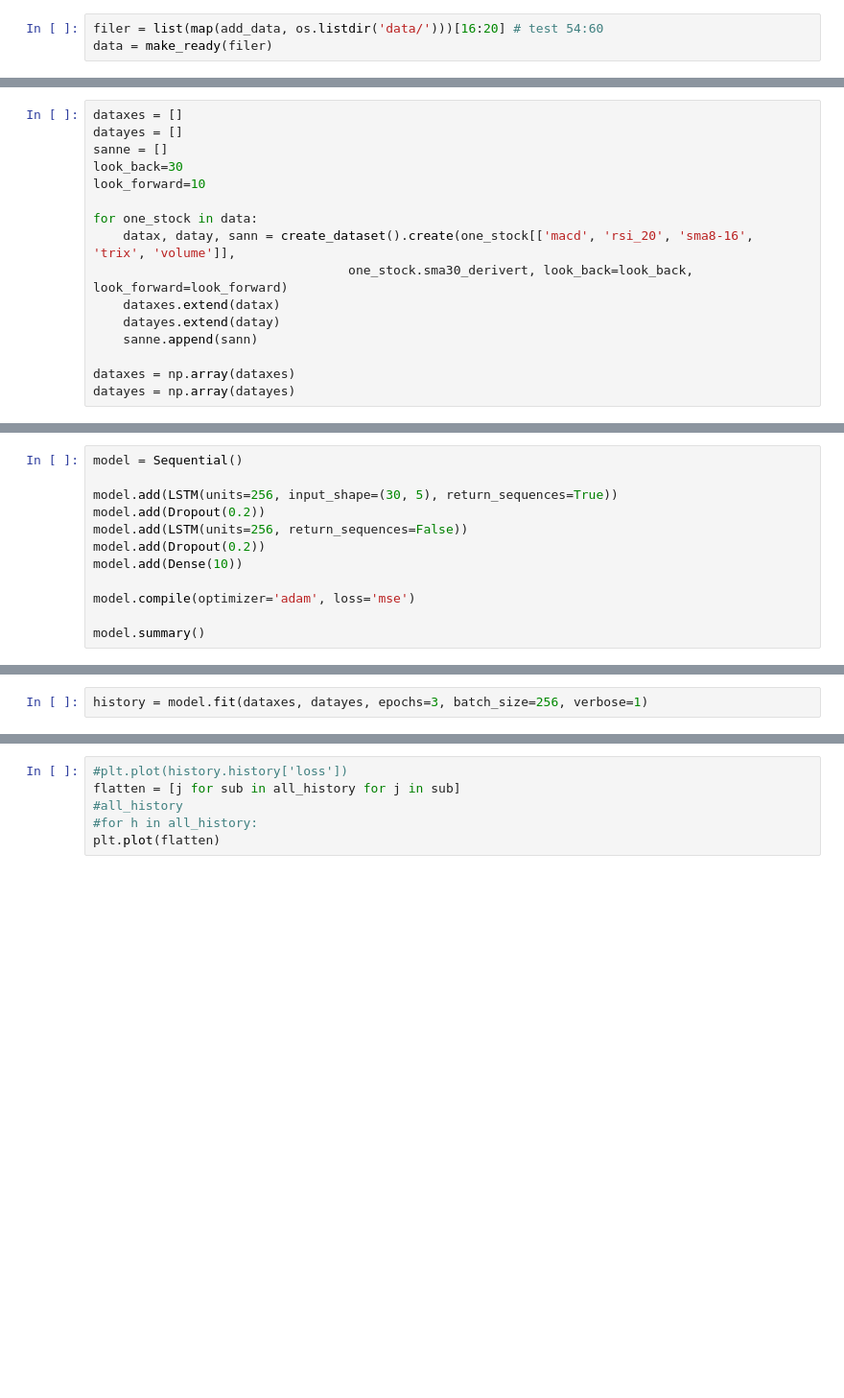
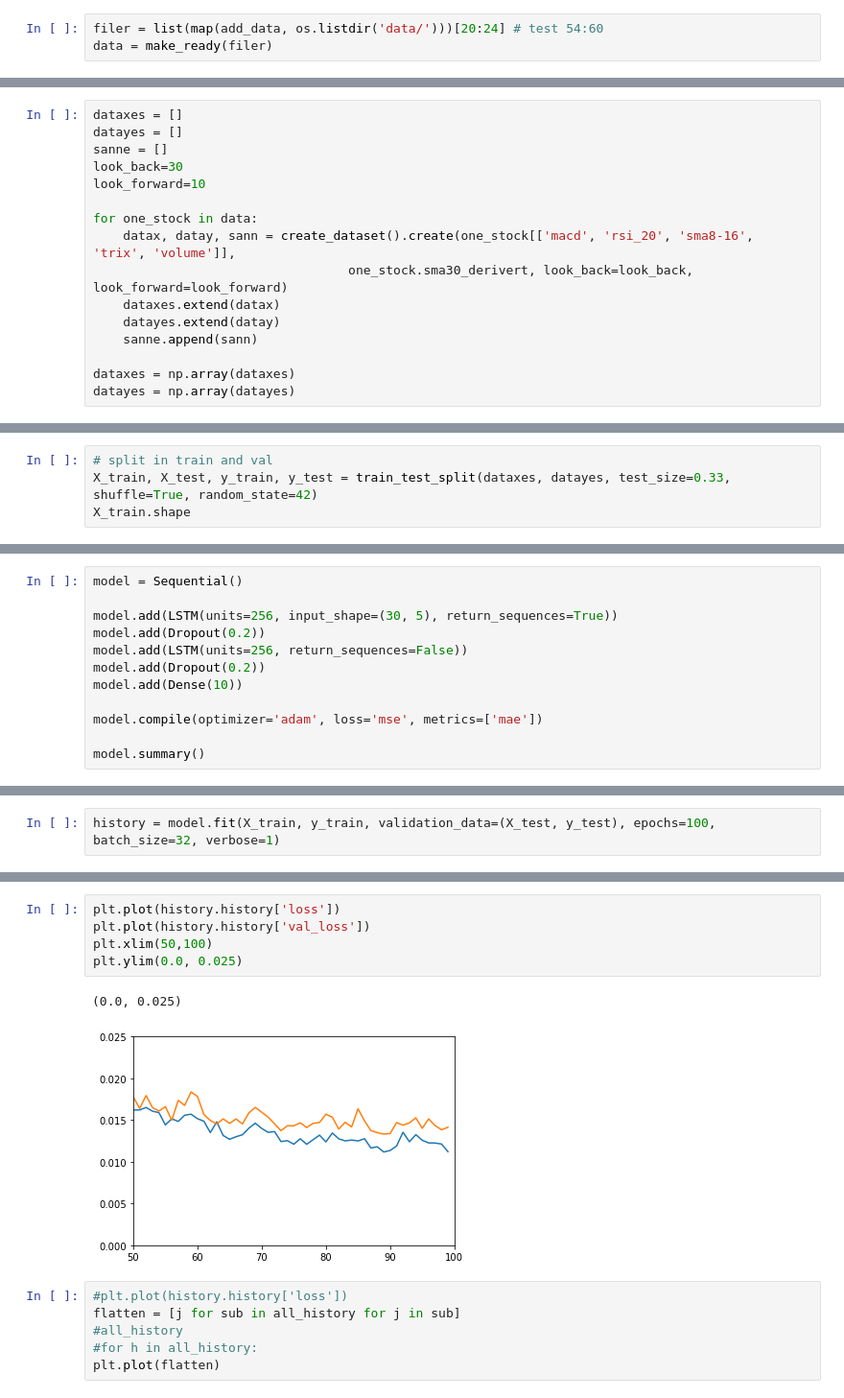
Before and after one commit to stianteien/instradag, a Jupyter notebook: RNN_build.ipynb, the cells around one changed output, grey strips where cells are left out. Shown at 96% size. Drawn from its saved outputs; the diff is of its cells as text; blank space fills up the shorter version.

Commit message:
Bruker ny model men noe er feil i ploten

```diff
--- a/RNN_build.ipynb
+++ b/RNN_build.ipynb
@@ -44,7 +44,7 @@ def add_data(word):
     ordet = 'data/' + word
     return ordet
 # %%
-filer = list(map(add_data, os.listdir('data/')))[16:20] # test 54:60
+filer = list(map(add_data, os.listdir('data/')))[20:24] # test 54:60
 data = make_ready(filer)
 # %% [output]
 1 av 4 renset
@@ -82,0 +78,4 @@ np.random.shuffle(datayes)
+# %%
+# split in train and val
+X_train, X_test, y_train, y_test = train_test_split(dataxes, datayes, test_size=0.33, shuffle=True, random_state=42)
+X_train.shape
@@ -89,7 +90,7 @@ model.add(LSTM(units=256, return_sequences=False))
 model.add(Dropout(0.2))
 model.add(Dense(10))
 
-model.compile(optimizer='adam', loss='mse')
+model.compile(optimizer='adam', loss='mse', metrics=['mae'])
 
 model.summary()
 # %% [output]
@@ -136,3 +115,3 @@ array([[-0.09747045, -0.07798092, -0.09748071, ...,  0.01950002,
 # %%
-history = model.fit(dataxes, datayes, epochs=3, batch_size=256, verbose=1)
+history = model.fit(X_train, y_train, validation_data=(X_test, y_test), epochs=100, batch_size=32, verbose=1)
 # %% [output]
@@ -156,3 +155,11 @@ array([[nan, nan, nan, ..., nan, nan, nan],
+# %%
+plt.plot(history.history['loss'])
+plt.plot(history.history['val_loss'])
+plt.xlim(50,100)
+plt.ylim(0.0, 0.025)
+# %% [output]
+(0.0, 0.025)
+[figure, added]
 # %%
 #plt.plot(history.history['loss'])
 flatten = [j for sub in all_history for j in sub]
```
Also changed, not shown: parts of 10 cells of this notebook, 1 other file.
